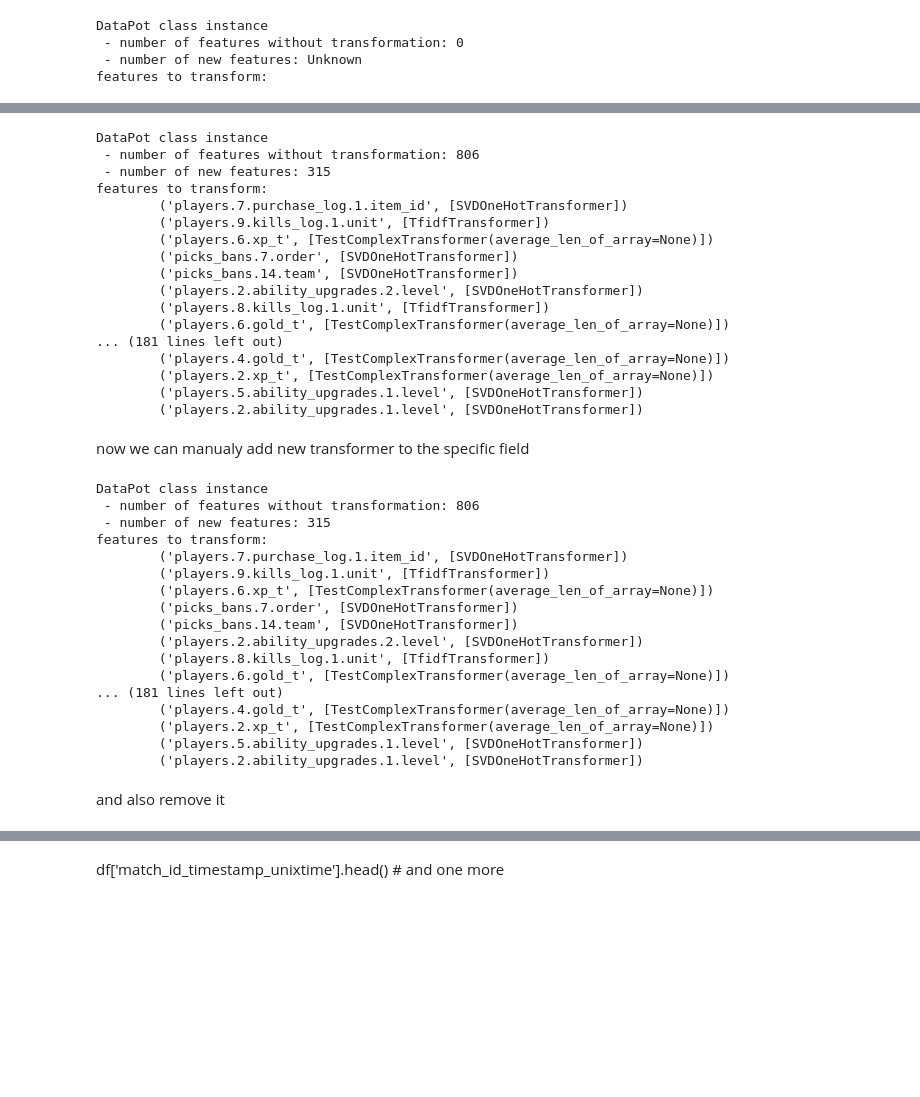
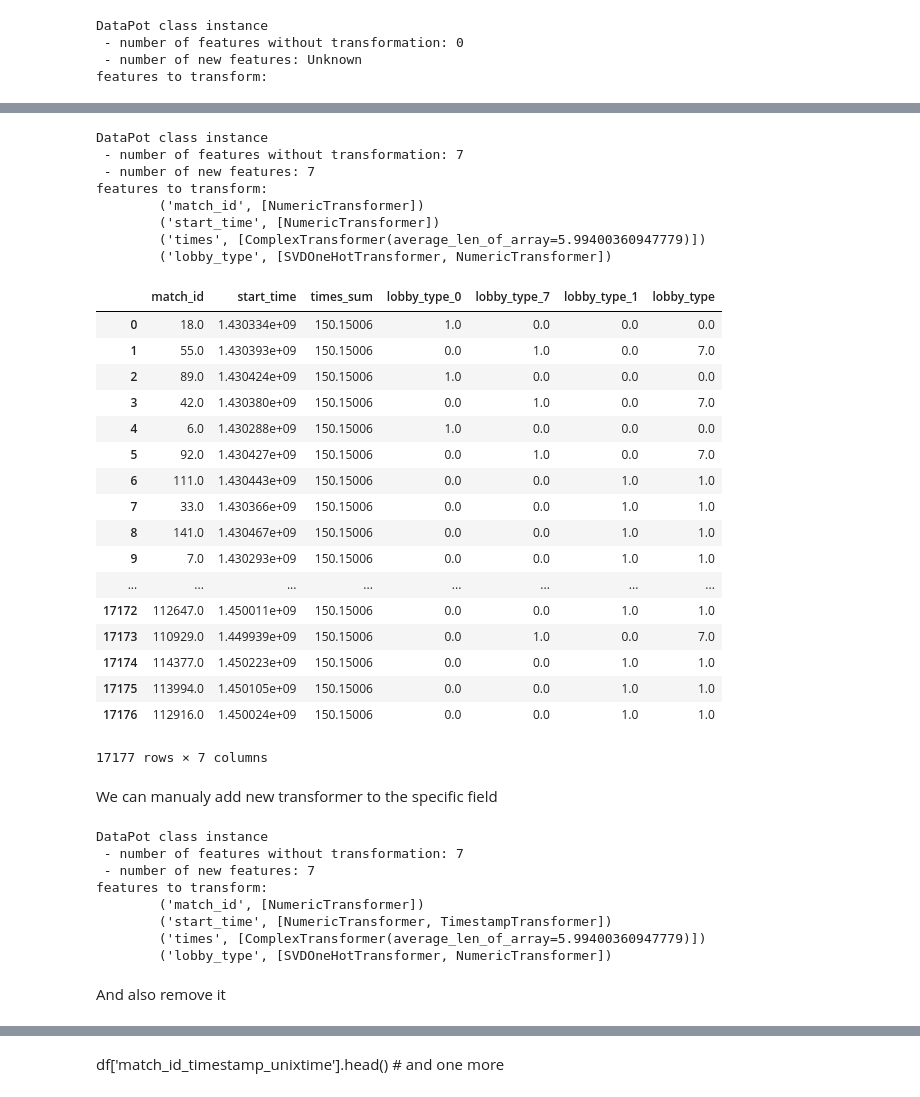
Before and after one commit to bashalex/datapot, a Jupyter notebook: notebooks/Dota2Example.ipynb, the cells around one changed output, grey strips where cells are left out. Drawn from its saved outputs; the diff is of its cells as text; code cells hidden in the pictures; blank space fills up the shorter version.

```diff
--- a/notebooks/Dota2Example.ipynb
+++ b/notebooks/Dota2Example.ipynb
@@ -19,49 +32,51 @@ f = bz2.BZ2File('../data/matches_test.jsonlines.bz2')
 # %%
-data.fit(f, limit=100)
+data.fit(f)
 data
 # %% [output]
 DataPot class instance
- - number of features without transformation: 806
- - number of new features: 315
+ - number of features without transformation: 7
+ - number of new features: 7
 features to transform:
-        ('players.7.purchase_log.1.item_id', [SVDOneHotTransformer])
-        ('players.9.kills_log.1.unit', [TfidfTransformer])
-        ('players.6.xp_t', [TestComplexTransformer(average_len_of_array=None)])
-        ('picks_bans.7.order', [SVDOneHotTransformer])
-        ('picks_bans.14.team', [SVDOneHotTransformer])
-        ('players.2.ability_upgrades.2.level', [SVDOneHotTransformer])
-        ('players.8.kills_log.1.unit', [TfidfTransformer])
-        ('players.6.gold_t', [TestComplexTransformer(average_len_of_array=None)])
-... (181 lines left out)
-        ('players.4.gold_t', [TestComplexTransformer(average_len_of_array=None)])
-        ('players.2.xp_t', [TestComplexTransformer(average_len_of_array=None)])
-        ('players.5.ability_upgrades.1.level', [SVDOneHotTransformer])
-        ('players.2.ability_upgrades.1.level', [SVDOneHotTransformer])
+        ('match_id', [NumericTransformer])
+        ('start_time', [NumericTransformer])
+        ('times', [ComplexTransformer(average_len_of_array=5.99400360947779)])
+        ('lobby_type', [SVDOneHotTransformer, NumericTransformer])
+# %%
+data.transform(f)
+# %% [output]
+|  | match_id | start_time | times_sum | lobby_type_0 | lobby_type_7 | lobby_type_1 | lobby_type |
+| 0 | 18.0 | 1.430334e+09 | 150.15006 | 1.0 | 0.0 | 0.0 | 0.0 |
+| 1 | 55.0 | 1.430393e+09 | 150.15006 | 0.0 | 1.0 | 0.0 | 7.0 |
+| 2 | 89.0 | 1.430424e+09 | 150.15006 | 1.0 | 0.0 | 0.0 | 0.0 |
+| 3 | 42.0 | 1.430380e+09 | 150.15006 | 0.0 | 1.0 | 0.0 | 7.0 |
+| 4 | 6.0 | 1.430288e+09 | 150.15006 | 1.0 | 0.0 | 0.0 | 0.0 |
+| 5 | 92.0 | 1.430427e+09 | 150.15006 | 0.0 | 1.0 | 0.0 | 7.0 |
+| 6 | 111.0 | 1.430443e+09 | 150.15006 | 0.0 | 0.0 | 1.0 | 1.0 |
+| 7 | 33.0 | 1.430366e+09 | 150.15006 | 0.0 | 0.0 | 1.0 | 1.0 |
+| 8 | 141.0 | 1.430467e+09 | 150.15006 | 0.0 | 0.0 | 1.0 | 1.0 |
+| 9 | 7.0 | 1.430293e+09 | 150.15006 | 0.0 | 0.0 | 1.0 | 1.0 |
+| ... | ... | ... | ... | ... | ... | ... | ... |
+| 17172 | 112647.0 | 1.450011e+09 | 150.15006 | 0.0 | 0.0 | 1.0 | 1.0 |
+| 17173 | 110929.0 | 1.449939e+09 | 150.15006 | 0.0 | 1.0 | 0.0 | 7.0 |
+| 17174 | 114377.0 | 1.450223e+09 | 150.15006 | 0.0 | 0.0 | 1.0 | 1.0 |
+| 17175 | 113994.0 | 1.450105e+09 | 150.15006 | 0.0 | 0.0 | 1.0 | 1.0 |
+| 17176 | 112916.0 | 1.450024e+09 | 150.15006 | 0.0 | 0.0 | 1.0 | 1.0 |
+17177 rows × 7 columns
 # %% [markdown]
-now we can manualy add new transformer to the specific field
+We can manualy add new transformer to the specific field
 # %%
-from datapot.transformer.timeseries_transformer import TimeSeriesTransformer
+from datapot.transformer.timestamp_transformer import TimestampTransformer
 
-data.add_transformer("picks_bans.12.is_pick", TimeSeriesTransformer())
-data
+data.add_transformer('start_time', TimestampTransformer())
 # %% [output]
 DataPot class instance
- - number of features without transformation: 806
- - number of new features: 315
+ - number of features without transformation: 7
+ - number of new features: 7
 features to transform:
-        ('players.7.purchase_log.1.item_id', [SVDOneHotTransformer])
-        ('players.9.kills_log.1.unit', [TfidfTransformer])
-        ('players.6.xp_t', [TestComplexTransformer(average_len_of_array=None)])
-        ('picks_bans.7.order', [SVDOneHotTransformer])
-        ('picks_bans.14.team', [SVDOneHotTransformer])
-        ('players.2.ability_upgrades.2.level', [SVDOneHotTransformer])
-        ('players.8.kills_log.1.unit', [TfidfTransformer])
-        ('players.6.gold_t', [TestComplexTransformer(average_len_of_array=None)])
-... (181 lines left out)
-        ('players.4.gold_t', [TestComplexTransformer(average_len_of_array=None)])
-        ('players.2.xp_t', [TestComplexTransformer(average_len_of_array=None)])
-        ('players.5.ability_upgrades.1.level', [SVDOneHotTransformer])
-        ('players.2.ability_upgrades.1.level', [SVDOneHotTransformer])
+        ('match_id', [NumericTransformer])
+        ('start_time', [NumericTransformer, TimestampTransformer])
+        ('times', [ComplexTransformer(average_len_of_array=5.99400360947779)])
+        ('lobby_type', [SVDOneHotTransformer, NumericTransformer])
 # %% [markdown]
-and also remove it
+And also remove it
 # %%
```
Also changed, not shown: parts of 4 cells of this notebook, 1 other file.
